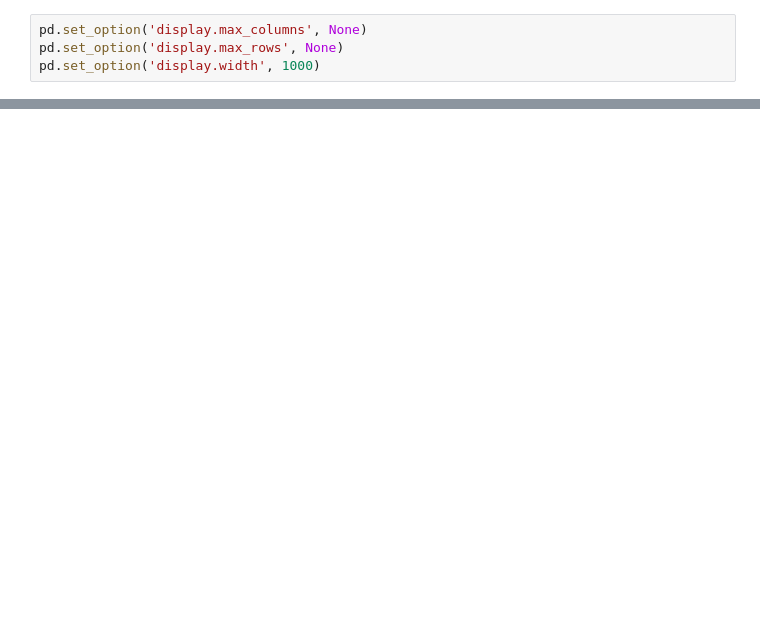
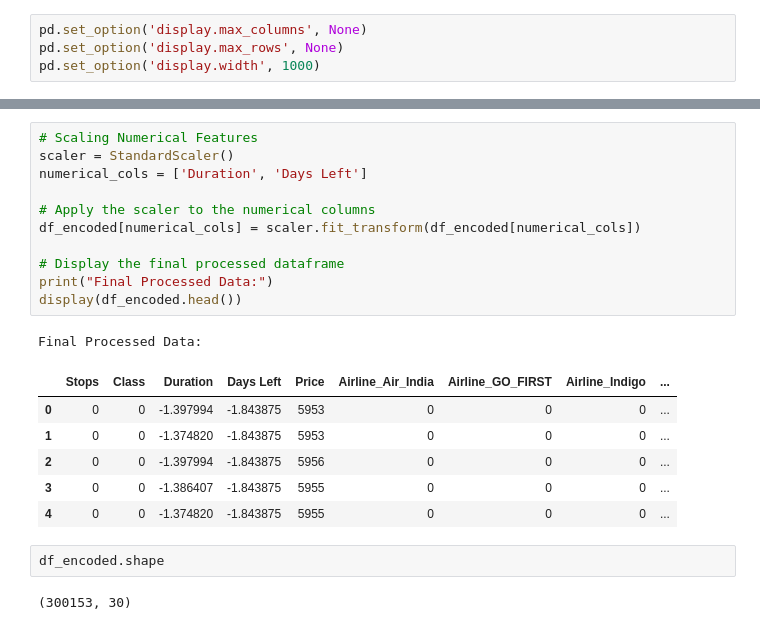
Before and after one commit to BrandonTang95/Flight-Price-Prediction-Project, a Jupyter notebook: Feature Engineering.ipynb, the cells around one changed output, grey strips where cells are left out. Saved outputs shown, nothing was run; the diff lists cells and outputs as text; blank space fills up the shorter version.

```diff
--- a/Feature Engineering.ipynb
+++ b/Feature Engineering.ipynb
@@ -48,0 +100,23 @@ Name: count, dtype: int64
+# %%
+# Scaling Numerical Features
+scaler = StandardScaler()
+numerical_cols = ['Duration', 'Days Left']
+
+# Apply the scaler to the numerical columns
+df_encoded[numerical_cols] = scaler.fit_transform(df_encoded[numerical_cols])
+
+# Display the final processed dataframe
+print("Final Processed Data:")
+display(df_encoded.head())
+# %% [output]
+Final Processed Data:
+|  | Stops | Class | Duration | Days Left | Price | Airline_Air_India | Airline_GO_FIRST | Airline_Indigo | ... |
+| 0 | 0 | 0 | -1.397994 | -1.843875 | 5953 | 0 | 0 | 0 | ... |
+| 1 | 0 | 0 | -1.374820 | -1.843875 | 5953 | 0 | 0 | 0 | ... |
+| 2 | 0 | 0 | -1.397994 | -1.843875 | 5956 | 0 | 0 | 0 | ... |
+| 3 | 0 | 0 | -1.386407 | -1.843875 | 5955 | 0 | 0 | 0 | ... |
+| 4 | 0 | 0 | -1.374820 | -1.843875 | 5955 | 0 | 0 | 0 | ... |
+# %%
+df_encoded.shape
+# %% [output]
+(300153, 30)
```
Also changed, not shown: parts of 9 cells of this notebook, 6 other files.
